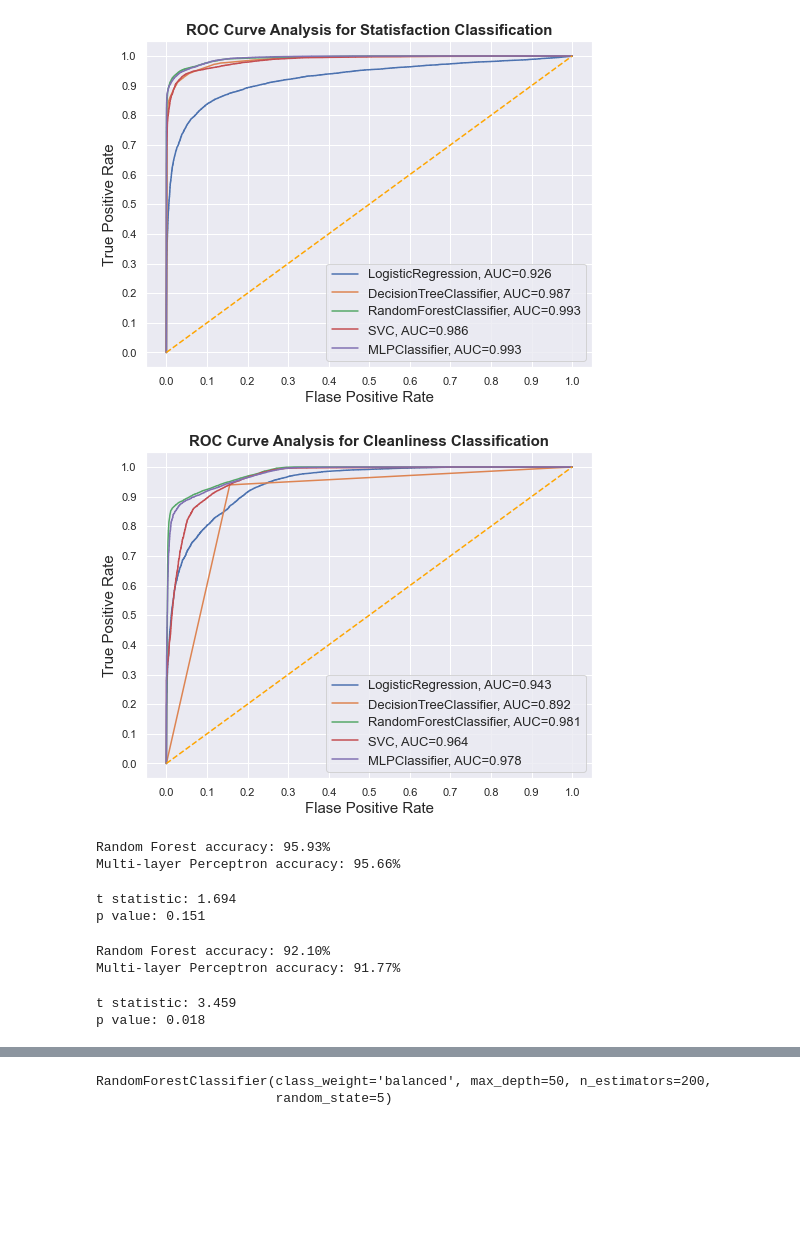
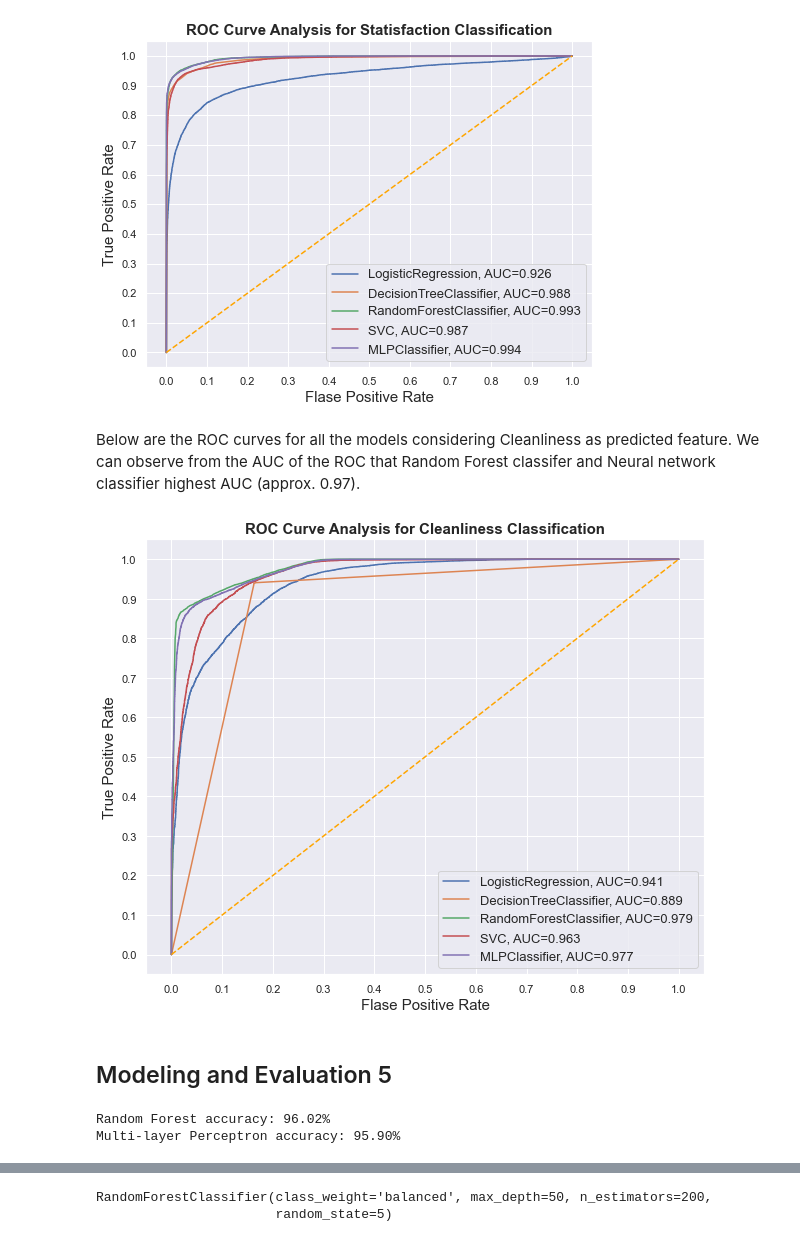
Before and after one commit to wangrenfeng0/Machine-Learning-I, a Jupyter notebook: lab2/6.20.21_Lab2 Renfeng Wang.ipynb, the cells around one changed output, grey strips where cells are left out. Cells and saved outputs as stored; diff of their text form; code cells hidden in the pictures; blank space fills up the shorter version.

```diff
--- a/lab2/6.20.21_Lab2 Renfeng Wang.ipynb
+++ b/lab2/6.20.21_Lab2 Renfeng Wang.ipynb
@@ -956,7 +1166,7 @@ classifiers_a = [LogisticRegression(C=1000, class_weight='balanced',
                MLPClassifier(alpha=10, max_iter=500, random_state=5,
                                solver='lbfgs')]
 
-X_train_a, X_test_a, y_train_a, y_test_a = train_test_split(X_a, y_a, random_state=5, test_size=0.2,stratify=y)
+X_train_a, X_test_a, y_train_a, y_test_a = train_test_split(X_a, y_a, random_state=5, test_size=0.2,stratify=y_a)
 scaler_a = preprocessing.StandardScaler().fit(X_train_a)
 X_train_scaled_a = scaler_a.transform(X_train_a)
 X_test_scaled_a = scaler_a.transform(X_test_a)
@@ -1004,6 +1214,8 @@ plt.legend(prop={'size':13}, loc='lower right')
 plt.show()
 # %% [output]
 [figure]
+# %% [markdown]
+Below are the ROC curves for all the models considering Cleanliness as predicted feature. We can observe from the AUC of the ROC that Random Forest classifer and Neural network classifier highest AUC (approx. 0.97).
 # %%
 # ROC for all models for cleanliness classification
 
@@ -1019,7 +1231,7 @@ classifiers_b = [LogisticRegression(C=10, class_weight='balanced',
                MLPClassifier(alpha=100, max_iter=500, random_state=5,
                                solver='lbfgs')]
 
-X_train_b, X_test_b, y_train_b, y_test_b = train_test_split(X_b, y_b, random_state=5, test_size=0.2,stratify=y)
+X_train_b, X_test_b, y_train_b, y_test_b = train_test_split(X_b, y_b, random_state=5, test_size=0.2,stratify=y_b)
 scaler_b = preprocessing.StandardScaler().fit(X_train_b)
 X_train_scaled_b = scaler_b.transform(X_train_b)
 X_test_scaled_b = scaler_b.transform(X_test_b)
@@ -1042,27 +1254,29 @@ for cls in classifiers_b:
 # Set name of the classifiers as index labels
 result_table_b.set_index('classifiers', inplace=True)
 # %%
-fig = plt.figure(figsize=(8,6))
+fig = plt.figure(figsize=(10,8))
 
 for i in result_table_b.index:
     plt.plot(result_table_b.loc[i]['fpr'],
              result_table_b.loc[i]['tpr'],
              label="{}, AUC={:.3f}".format(i, result_table_b.loc[i]['auc']))
 
 plt.plot([0,1], [0,1], color='orange', linestyle='--')
 
 plt.xticks(np.arange(0.0, 1.1, step=0.1))
 plt.xlabel("Flase Positive Rate", fontsize=15)
 
 plt.yticks(np.arange(0.0, 1.1, step=0.1))
 plt.ylabel("True Positive Rate", fontsize=15)
 
 plt.title('ROC Curve Analysis for Cleanliness Classification', fontweight='bold', fontsize=15)
 plt.legend(prop={'size':13}, loc='lower right')
 
 plt.show()
 # %% [output]
-[figure, old version]
+[figure, new version]
+# %% [markdown]
+## Modeling and Evaluation 5
 # %%
 #Satisfaction classification shows Random Forest and MLP classifers have top two accuracies
 from mlxtend.evaluate import paired_ttest_5x2cv
@@ -1076,16 +1290,13 @@ score2_a = clf2_a.fit(X_train_scaled_a, y_train_a).score(X_test_scaled_a, y_test
 print('Random Forest accuracy: %.2f%%' % (score1_a*100))
 print('Multi-layer Perceptron accuracy: %.2f%%' % (score2_a*100))
 # %% [output]
-Random Forest accuracy: 95.93%
-Multi-layer Perceptron accuracy: 95.66%
+Random Forest accuracy: 96.02%
+Multi-layer Perceptron accuracy: 95.90%
 # %%
 t, p = paired_ttest_5x2cv(estimator1=clf1_a, estimator2=clf2_a, X=X_a, y=y_a, random_seed=5)
 
 print('t statistic: %.3f' % t)
 print('p value: %.3f' % p)
-# %% [output]
-t statistic: 1.694
-p value: 0.151
 # %%
 #Cleanliness classification shows Random Forest and MLP classifers have top two accuracies
 clf1_b = RandomForestClassifier(class_weight='balanced', criterion='entropy', max_depth=50,n_jobs=7, n_estimators=150, random_state=5)
@@ -1096,14 +1307,8 @@ score2_b = clf2_b.fit(X_train_scaled_b, y_train_b).score(X_test_scaled_b, y_test
 
 print('Random Forest accuracy: %.2f%%' % (score1_b*100))
 print('Multi-layer Perceptron accuracy: %.2f%%' % (score2_b*100))
-# %% [output]
-Random Forest accuracy: 92.10%
-Multi-layer Perceptron accuracy: 91.77%
 # %%
 t, p = paired_ttest_5x2cv(estimator1=clf1_b, estimator2=clf2_b, X=X_b, y=y_b, random_seed=5)
 
 print('t statistic: %.3f' % t)
 print('p value: %.3f' % p)
-# %% [output]
-t statistic: 3.459
-p value: 0.018
```
Also changed, not shown: parts of 75 cells of this notebook.
